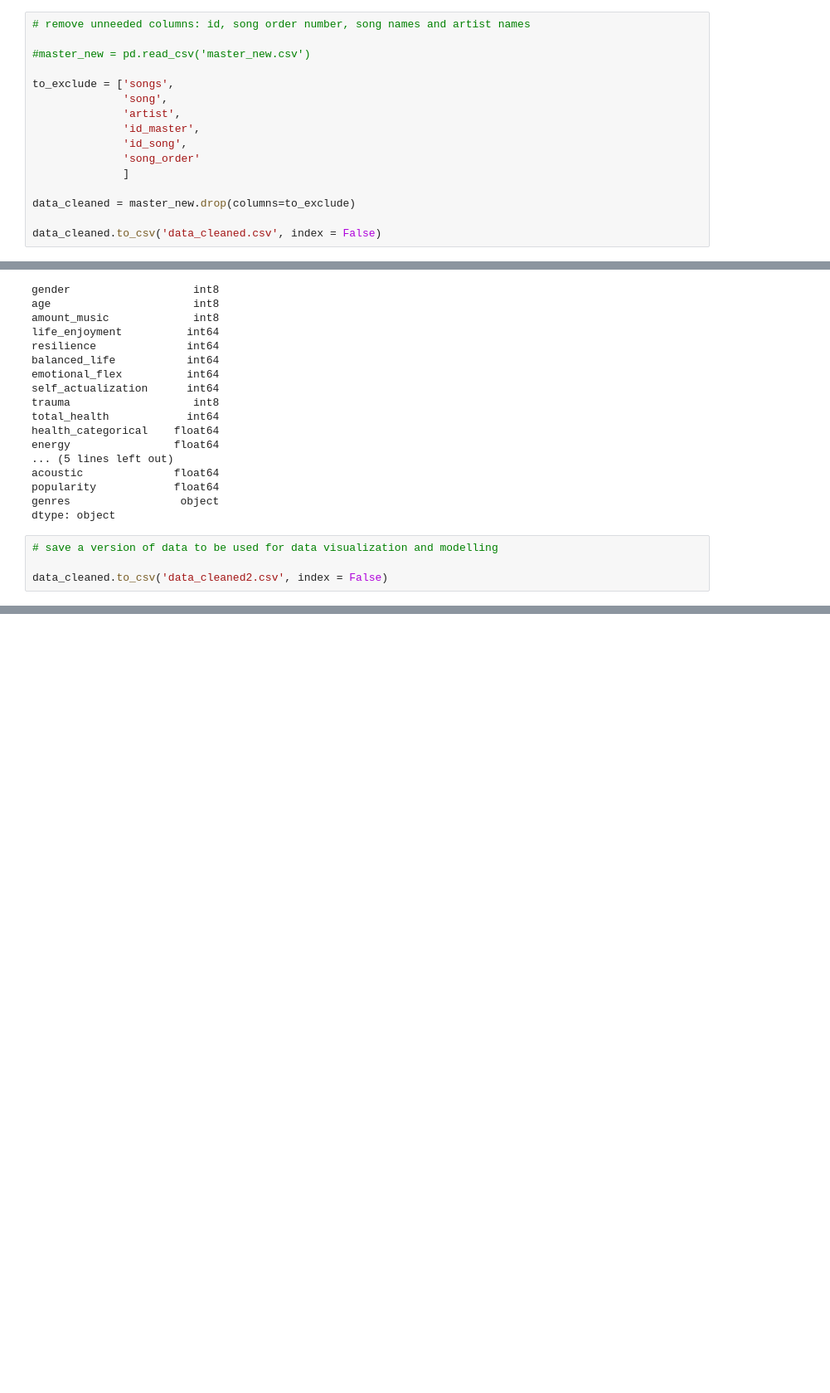
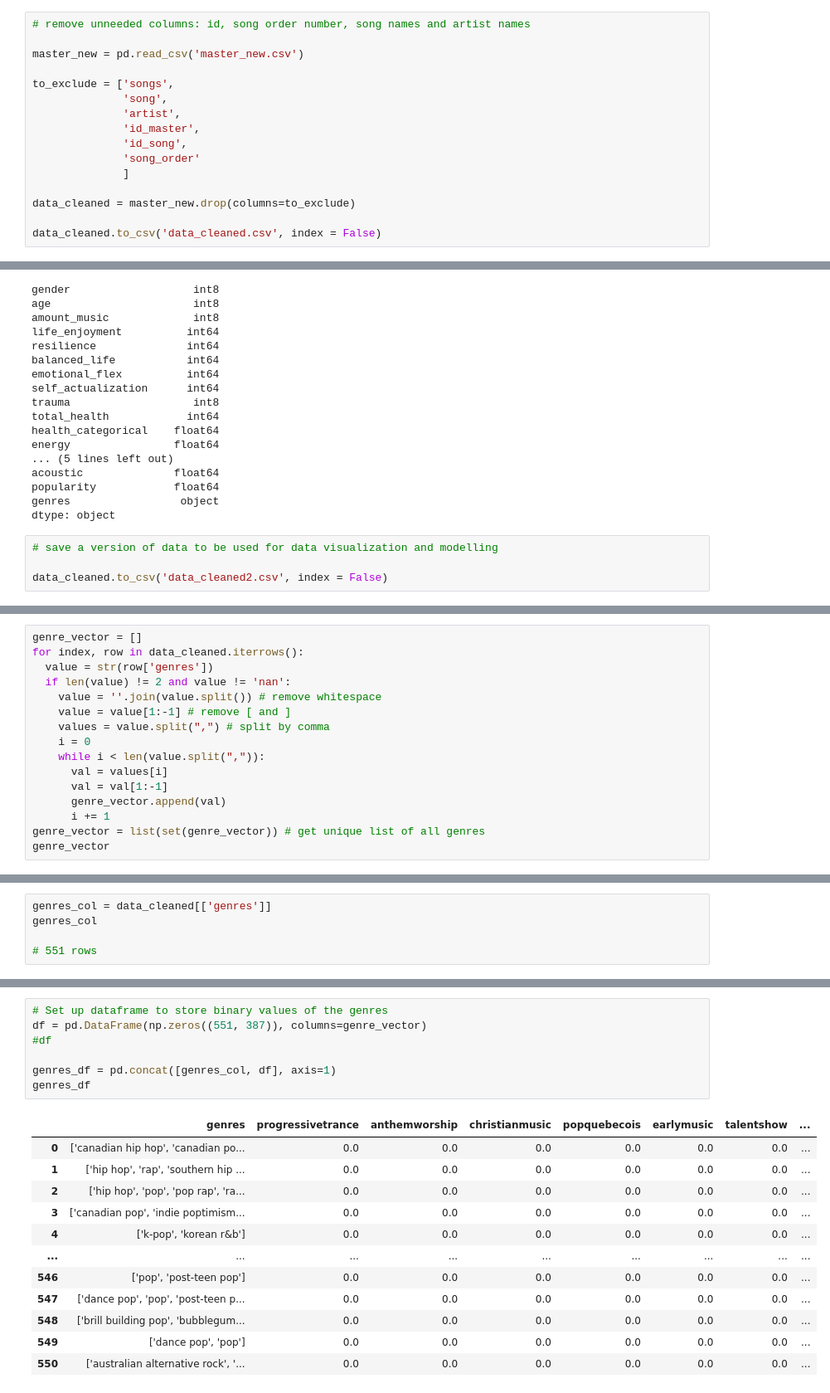
Before and after one commit to ramya1807/Hospital-Playlist, a Jupyter notebook: Project_Data_Cleaning_(master_data).ipynb, the cells around one changed output, grey strips where cells are left out. Shown at 83% size. Drawn from its saved outputs; the diff is of its cells as text; blank space fills up the shorter version.

Commit message:
converted genres to binary columns

```diff
--- a/Project_Data_Cleaning_(master_data).ipynb
+++ b/Project_Data_Cleaning_(master_data).ipynb
@@ -273,7 +279,7 @@ master_new.to_csv('master_new.csv', index = False)
 # %%
 # remove unneeded columns: id, song order number, song names and artist names
 
-#master_new = pd.read_csv('master_new.csv')
+master_new = pd.read_csv('master_new.csv')
 
 to_exclude = ['songs',
               'song',
@@ -347,0 +358,16 @@ data_cleaned.to_csv('data_cleaned2.csv', index = False)
+# %%
+genre_vector = []
+for index, row in data_cleaned.iterrows():
+  value = str(row['genres'])
+  if len(value) != 2 and value != 'nan':
+    value = ''.join(value.split()) # remove whitespace
+    value = value[1:-1] # remove [ and ]
+    values = value.split(",") # split by comma
+    i = 0
+    while i < len(value.split(",")):
+      val = values[i]
+      val = val[1:-1]
+      genre_vector.append(val)
+      i += 1
+genre_vector = list(set(genre_vector)) # get unique list of all genres
+genre_vector
@@ -347,0 +394,5 @@ data_cleaned.to_csv('data_cleaned2.csv', index = False)
+# %%
+genres_col = data_cleaned[['genres']]
+genres_col
+
+# 551 rows
@@ -347,0 +420,20 @@ data_cleaned.to_csv('data_cleaned2.csv', index = False)
+# %%
+# Set up dataframe to store binary values of the genres
+df = pd.DataFrame(np.zeros((551, 387)), columns=genre_vector)
+#df
+
+genres_df = pd.concat([genres_col, df], axis=1)
+genres_df
+# %% [output]
+|  | genres | progressivetrance | anthemworship | christianmusic | popquebecois | earlymusic | talentshow | ... |
+| 0 | ['canadian hip hop', 'canadian po... | 0.0 | 0.0 | 0.0 | 0.0 | 0.0 | 0.0 | ... |
+| 1 | ['hip hop', 'rap', 'southern hip ... | 0.0 | 0.0 | 0.0 | 0.0 | 0.0 | 0.0 | ... |
+| 2 | ['hip hop', 'pop', 'pop rap', 'ra... | 0.0 | 0.0 | 0.0 | 0.0 | 0.0 | 0.0 | ... |
+| 3 | ['canadian pop', 'indie poptimism... | 0.0 | 0.0 | 0.0 | 0.0 | 0.0 | 0.0 | ... |
+| 4 | ['k-pop', 'korean r&b'] | 0.0 | 0.0 | 0.0 | 0.0 | 0.0 | 0.0 | ... |
+| ... | ... | ... | ... | ... | ... | ... | ... | ... |
+| 546 | ['pop', 'post-teen pop'] | 0.0 | 0.0 | 0.0 | 0.0 | 0.0 | 0.0 | ... |
+| 547 | ['dance pop', 'pop', 'post-teen p... | 0.0 | 0.0 | 0.0 | 0.0 | 0.0 | 0.0 | ... |
+| 548 | ['brill building pop', 'bubblegum... | 0.0 | 0.0 | 0.0 | 0.0 | 0.0 | 0.0 | ... |
+| 549 | ['dance pop', 'pop'] | 0.0 | 0.0 | 0.0 | 0.0 | 0.0 | 0.0 | ... |
+| 550 | ['australian alternative rock', '... | 0.0 | 0.0 | 0.0 | 0.0 | 0.0 | 0.0 | ... |
```
Also changed, not shown: parts of 18 cells of this notebook.
